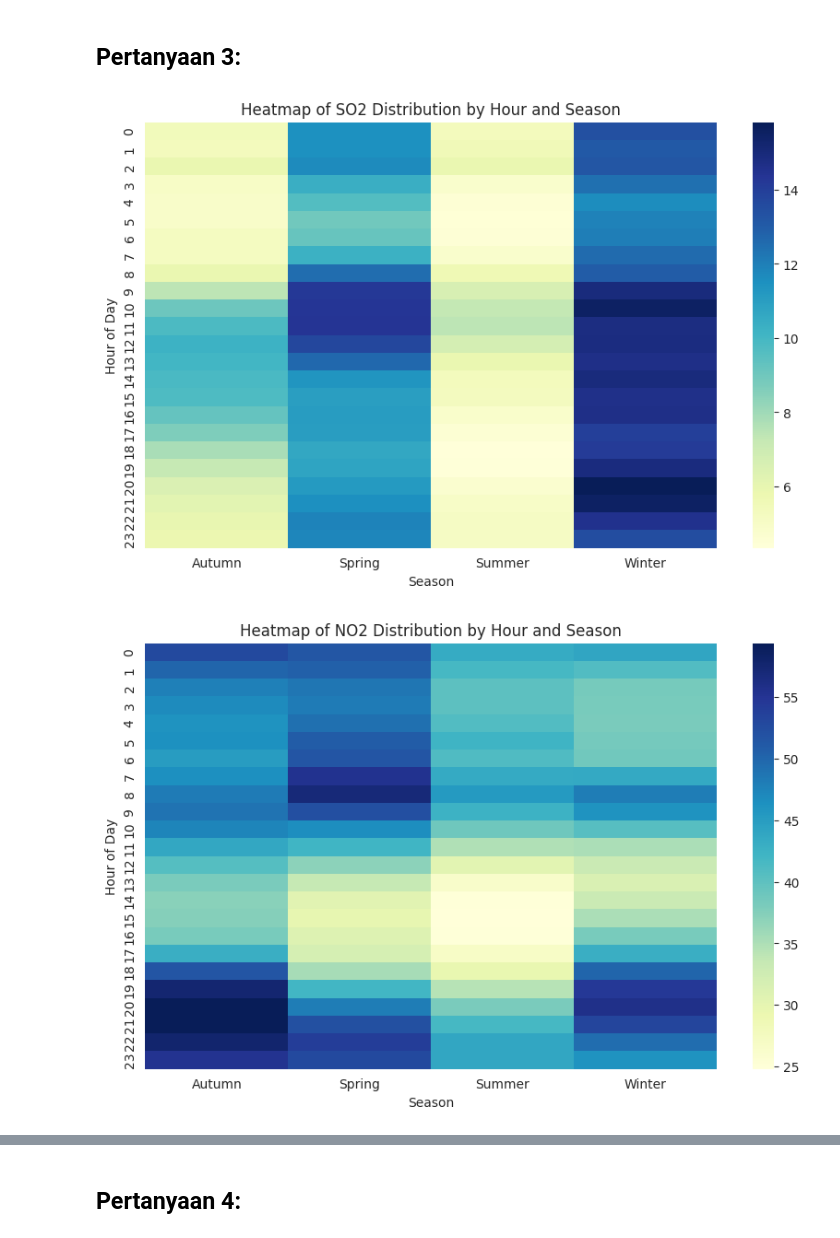
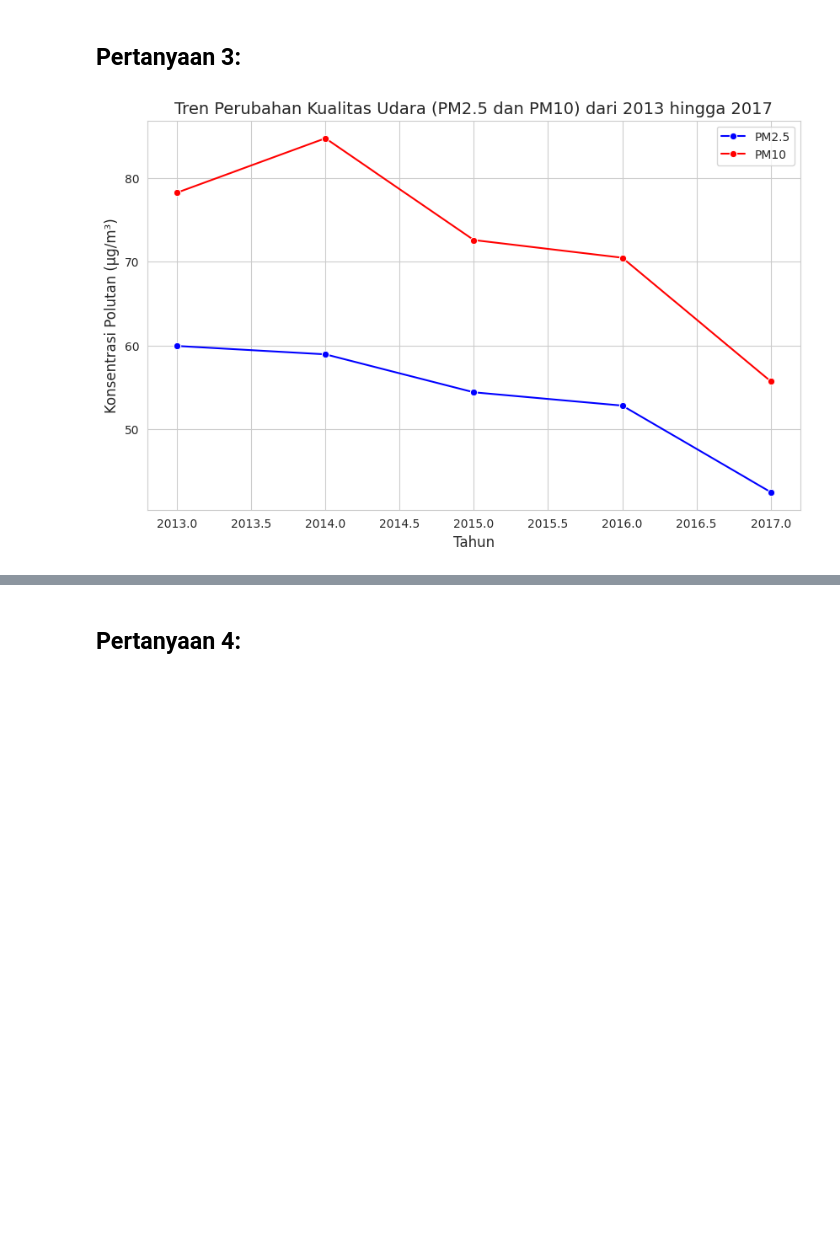
Before and after one commit to Amamiyakun02/Belajar_Analisis_Data, a Jupyter notebook: notebook.ipynb, the cells around one changed output, grey strips where cells are left out. Saved outputs shown, nothing was run; the diff lists cells and outputs as text; code cells hidden in the pictures; blank space fills up the shorter version.

```diff
--- a/notebook.ipynb
+++ b/notebook.ipynb
@@ -323,8 +344,7 @@ cleanedData.describe(include="all")
 # %% [markdown]
 ## Pertanyaan 1:
 # %%
-# Membuat kolom season berdasarkan bulan
-def get_season(month):
+def get_season_data(month):
     if month in [3, 4, 5]:
         return 'Spring'
     elif month in [6, 7, 8]:
@@ -334,27 +354,23 @@ def get_season(month):
     else:
         return 'Winter'
 
-# Menambahkan kolom season pada dataframe
-cleanedData['season'] = cleanedData['month'].apply(get_season)
-
-# Membuat figure untuk plot
+# Ta column season pada dataframe
+cleanedData['season'] = cleanedData['month'].apply(get_season_data)
 plt.figure(figsize=(14, 8))
 
-# Subplot 1 untuk PM2.5
+# Subplot PM2.5
 plt.subplot(1, 2, 1)
 sns.boxplot(x='season', y='PM2.5', data=cleanedData, palette='Set3')
 plt.title('Variation of PM2.5 by Season')
 plt.xlabel('Season')
 plt.ylabel('PM2.5 Concentration (µg/m³)')
 
-# Subplot 2 untuk PM10
+# Subplot PM10
 plt.subplot(1, 2, 2)
 sns.boxplot(x='season', y='PM10', data=cleanedData, palette='Set3')
 plt.title('Variation of PM10 by Season')
 plt.xlabel('Season')
 plt.ylabel('PM10 Concentration (µg/m³)')
-
-# Menyesuaikan tata letak
 plt.tight_layout()
 plt.show()
 # %% [output]
@@ -421,38 +460,29 @@ plt.show()
 # %% [markdown]
 ## Pertanyaan 3:
 # %%
-# Membuat pivot table untuk SO2
-pivot_so2 = cleanedData.pivot_table(index='hour', columns='season', values='SO2', aggfunc='mean')
+if 'datetime' not in cleanedData.columns:
+    cleanedData['datetime'] = pd.to_datetime(
+        cleanedData[['year', 'month', 'day', 'hour']]
+    )
 
-# Membuat heatmap untuk SO2
+# Mengelompokkan data berdasarkan tahun dan menghitung rata-rata PM2.5 dan PM10 per tahun
+yearly_avg = cleanedData.groupby(cleanedData['datetime'].dt.year)[['PM2.5', 'PM10']].mean().reset_index()
+
+# Membuat figure untuk line plot
 plt.figure(figsize=(10, 6))
-sns.heatmap(pivot_so2, cmap="YlGnBu", annot=False)
-plt.title('Heatmap of SO2 Distribution by Hour and Season')
-plt.ylabel('Hour of Day')
-plt.xlabel('Season')
+
+# Plot tren PM2.5
+sns.lineplot(x='datetime', y='PM2.5', data=yearly_avg, marker='o', label='PM2.5', color='b')
+
+# Plot tren PM10
+sns.lineplot(x='datetime', y='PM10', data=yearly_avg, marker='o', label='PM10', color='r')
+
+plt.title('Tren Perubahan Kualitas Udara (PM2.5 dan PM10) dari 2013 hingga 2017', fontsize=14)
+plt.xlabel('Tahun', fontsize=12)
+plt.ylabel('Konsentrasi Polutan (µg/m³)', fontsize=12)
+
+# add legend
+plt.legend()
 plt.show()
-
-# Membuat pivot table untuk NO2
-pivot_no2 = cleanedData.pivot_table(index='hour', columns='season', values='NO2', aggfunc='mean')
-
-# Membuat heatmap untuk NO2
-plt.figure(figsize=(10, 6))
-sns.heatmap(pivot_no2, cmap="YlGnBu", annot=False)
-plt.title('Heatmap of NO2 Distribution by Hour and Season')
-plt.ylabel('Hour of Day')
-plt.xlabel('Season')
-plt.show()
-
-# Membuat pivot table untuk CO
-pivot_co = cleanedData.pivot_table(index='hour', columns='season', values='CO', aggfunc='mean')
-
-# Membuat heatmap untuk CO
-plt.figure(figsize=(10, 6))
-sns.heatmap(pivot_co, cmap="YlGnBu", annot=False)
-plt.title('Heatmap of CO Distribution by Hour and Season')
-plt.ylabel('Hour of Day')
-plt.xlabel('Season')
-plt.show()
 # %% [output]
-[figure, old version]
+[figure, new version]
-[figure, removed]
```
Also changed, not shown: parts of 24 cells of this notebook, 2 other files.
